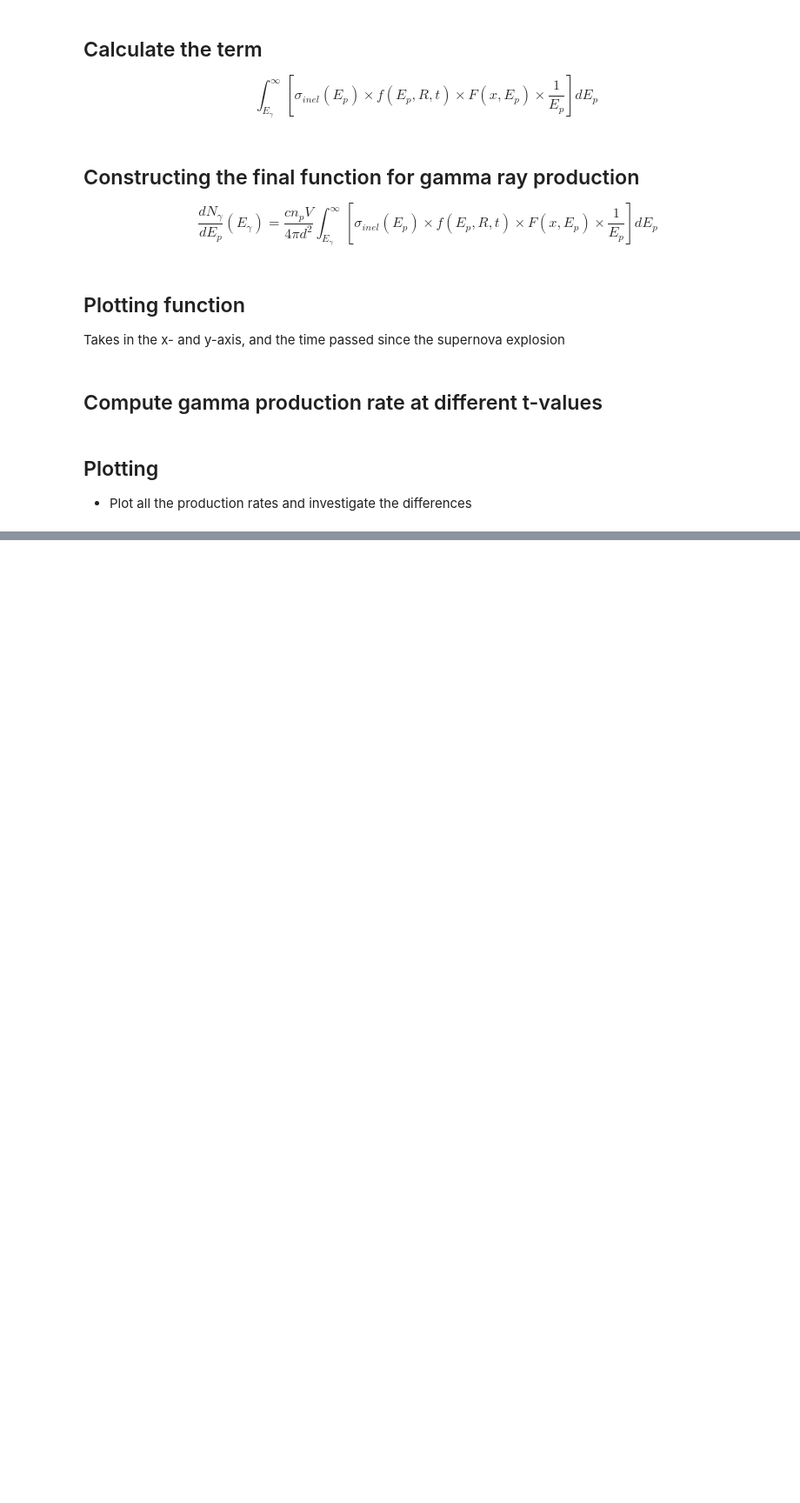
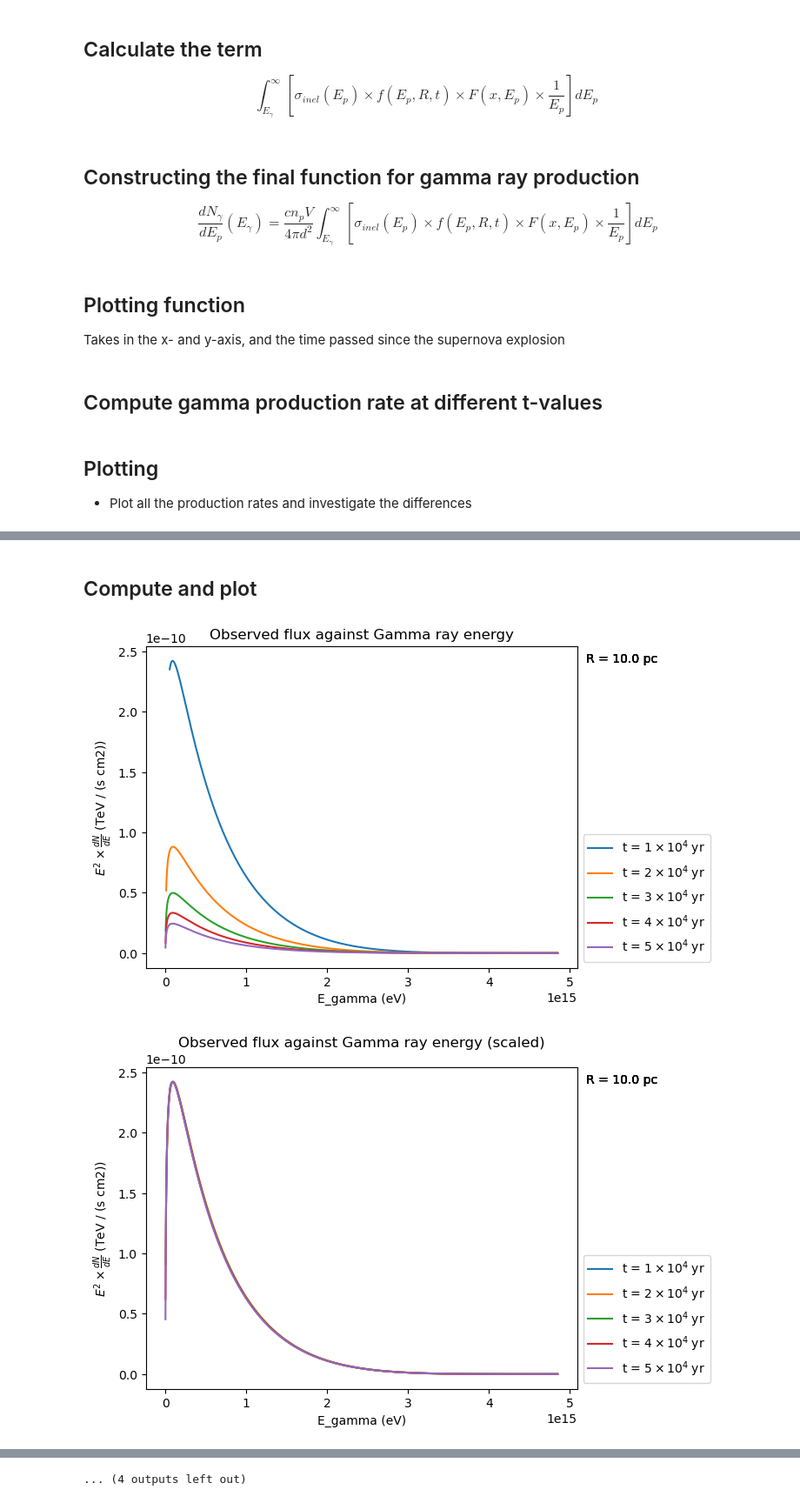
Before and after one commit to JoeBannouna/snr-prac, a Jupyter notebook: GammaDistribution.ipynb, the cells around one changed output, grey strips where cells are left out. Shown at 87% size. Saved outputs shown, nothing was run; the diff lists cells and outputs as text; code cells hidden in the pictures; blank space fills up the shorter version.

Commit message:
graphed all possibilities regarding R and t

```diff
--- a/GammaDistribution.ipynb
+++ b/GammaDistribution.ipynb
@@ -122,7 +119,7 @@ def transport_function(E, R, t, alpha = 2.7):
 ## Define the integrand function
 $$ \sigma_{inel}(E_p) \times f(E_p, R, t) \times F(x, E_p) \times \frac{1}{E_p} \ $$
 # %%
-def integrand_function(E_proton, E_gamma, time_parameter):
+def integrand_function(E_proton, E_gamma, time_parameter, radial_distance_parameter):
   return (CrossSection(E_proton) * transport_function(E_proton, radial_distance_parameter, time_parameter) * gammaRayProductionRate(E_proton, E_gamma) / E_proton).to(u.eV**-2 * u.m**-1)
 # %% [markdown]
 ## Calculate the term
@@ -243,8 +267,9 @@ plt.show()
 # %%
 # Log plot
-plt.figure()
-for E_gamma_logspace, result_arr, time_parameter in zip(E_gamma_logspace_list, result_arr_list, time_parameter_list):
-  plotGammaProductionRate(E_gamma_logspace, result_arr, time_parameter, "log", showInfo=False)
-plt.title("Observed flux against Gamma ray energy (log)")
-plt.legend(loc='center left', bbox_to_anchor=(1, 0.37))
-plt.show()
+def logPlotTimeVariance(time_variance_data):
+  plt.figure()
+  for E_gamma_logspace, result_arr, time_parameter in zip(time_variance_data["E_gamma_logspace_list"], time_variance_data["result_arr_list"], time_variance_data["time_parameter_list"]):
+    plotGammaProductionRate(E_gamma_logspace, result_arr, time_parameter, time_variance_data["radial_distance_parameter"], "log", showInfo=True, plottingMethod="plot")
+  plt.title("Observed flux against Gamma ray energy")
+  plt.legend(loc='lower left', bbox_to_anchor=(1, 0))
+  plt.show()
@@ -252,0 +276,17 @@ plt.show()
+# %%
+# Log plot (scaled)
+def logPlotScaledTimeVariance(time_variance_data):
+  index = 1
+  biggest_max = None
+
+  plt.figure()
+  for E_gamma_logspace, result_arr, time_parameter in zip(time_variance_data["E_gamma_logspace_list"], time_variance_data["result_arr_list"], time_variance_data["time_parameter_list"]):
+    max_E_flux = plotGammaProductionRate(E_gamma_logspace, result_arr, time_parameter, time_variance_data["radial_distance_parameter"], "log", showInfo=True, plottingMethod="plot", scaleBy=biggest_max)
+
+    if index == 1:
+      biggest_max = max_E_flux
+
+    index += 1
+  plt.title("Observed flux against Gamma ray energy (scaled)")
+  plt.legend(loc='lower left', bbox_to_anchor=(1, 0))
+  plt.show()
@@ -252,0 +373,8 @@ plt.show()
+# %% [markdown]
+## Compute and plot
+# %%
+timeVarianceComputations = []
+timeVarianceComputations.append(computeGammaProductionRateTimeVariance(10*u.pc))
+timeVarianceComputations.append(computeGammaProductionRateTimeVariance(50*u.pc))
+timeVarianceComputations.append(computeGammaProductionRateTimeVariance(100*u.pc))
+timeVarianceComputations.append(computeGammaProductionRateTimeVariance(200*u.pc))
@@ -252,0 +389,9 @@ plt.show()
+# %%
+for computation in timeVarianceComputations:
+  linearPlotTimeVariance(computation)
+  linearPlotScaledTimeVariance(computation)
+  logPlotTimeVariance(computation)
+  logPlotScaledTimeVariance(computation)
+# %% [output]
+[figure, added]
+[figure, added]
@@ -252,0 +408 @@ plt.show()
+... (4 outputs left out)
```
Also changed, not shown: parts of 19 cells of this notebook.
